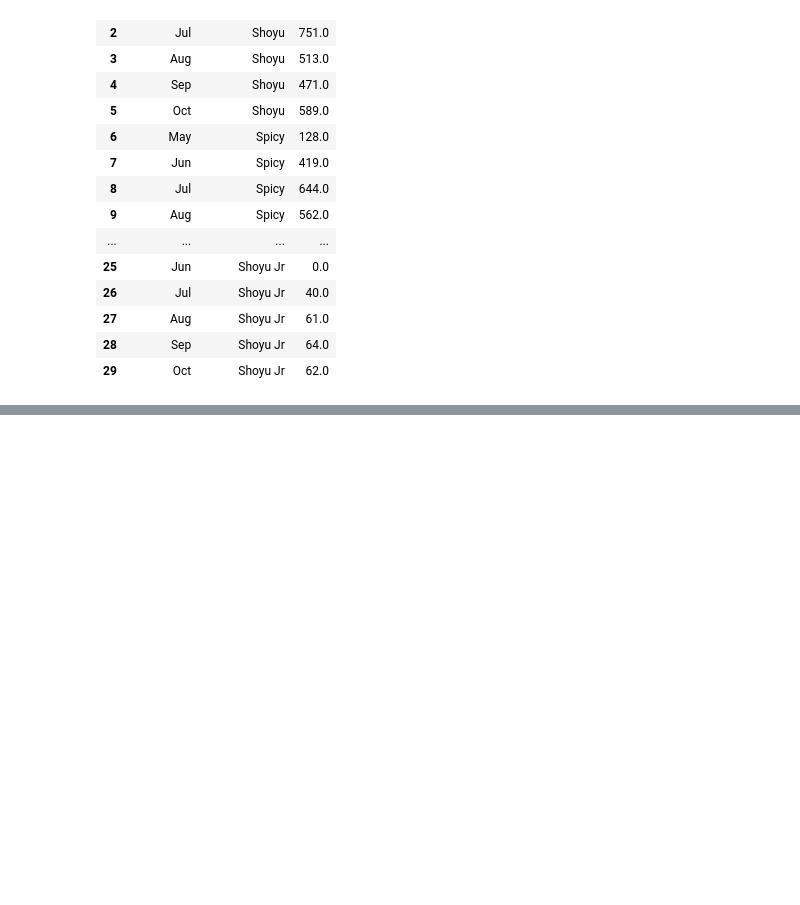
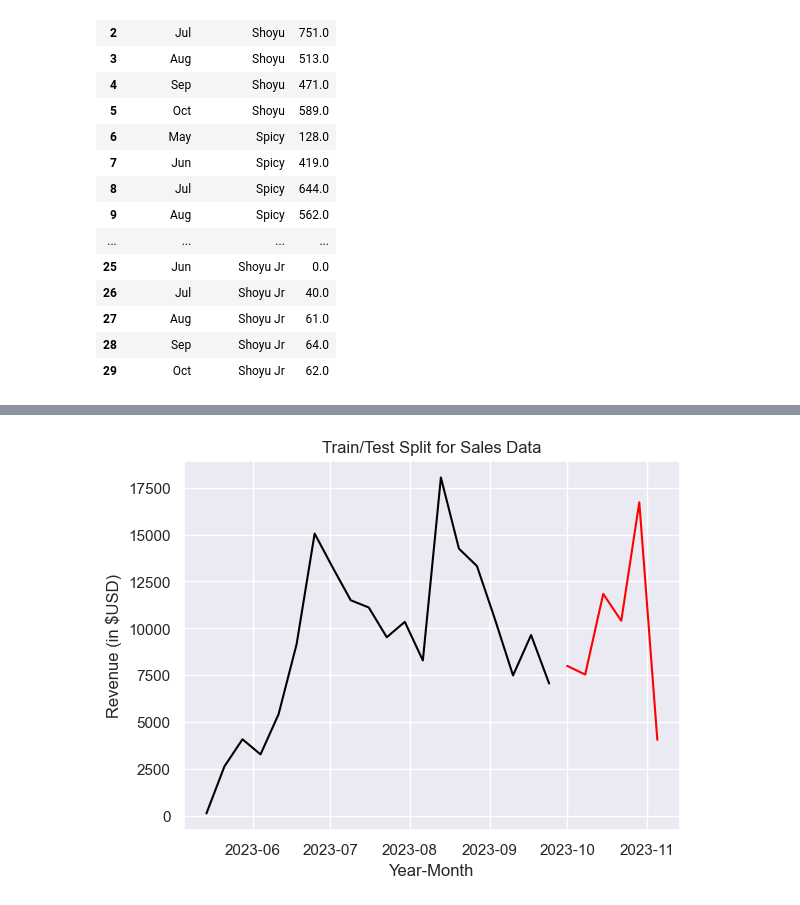
Before and after one commit to fidelotero/ramen-shop-sales-report, a Jupyter notebook: Ramen_Shop_Sales_Analysis.ipynb, the cells around one changed output, grey strips where cells are left out. Drawn from its saved outputs; the diff is of its cells as text; code cells hidden in the pictures; blank space fills up the shorter version.

```diff
--- a/Ramen_Shop_Sales_Analysis.ipynb
+++ b/Ramen_Shop_Sales_Analysis.ipynb
@@ -603,14 +621,3 @@ each_product = alt.Chart(months.reset_index().melt('Order_Date')).mark_bar(size=
 product_mix & each_product
 # %% [output]
 [interactive output not drawn]
-# %%
-total_ramens = months.cumsum()
-totals = total_ramens.loc[['Oct'], :]
-
-sns.set_theme()
-prods = np.ravel(totals.columns).tolist()
-vals = np.ravel(totals.values).tolist()
-
-plt.pie(vals, labels = prods, colors = colors, autopct='%.0f%%')
-
-plt.show()
@@ -618,0 +668,9 @@ plt.show()
+# %%
+days['day'] = days.index
+days
+
+train = days[days['day'] < pd.to_datetime ('2023-10-01', format = '%Y-%m-%d')]
+test = days[days['day'] >= pd.to_datetime ('2023-10-01', format = '%Y-%m-%d')]
+
+del train['day']
+del test['day']
@@ -618,0 +697,10 @@ plt.show()
+# %%
+plt.plot (train, color = 'black')
+plt.plot (test, color = 'red')
+plt.title ('Train/Test Split for Sales Data')
+plt.ylabel ('Revenue (in $USD)')
+plt.xlabel ('Year-Month')
+sns.set()
+plt.show()
+# %% [output]
+[figure, added]
```
Also changed, not shown: parts of 24 cells of this notebook.
